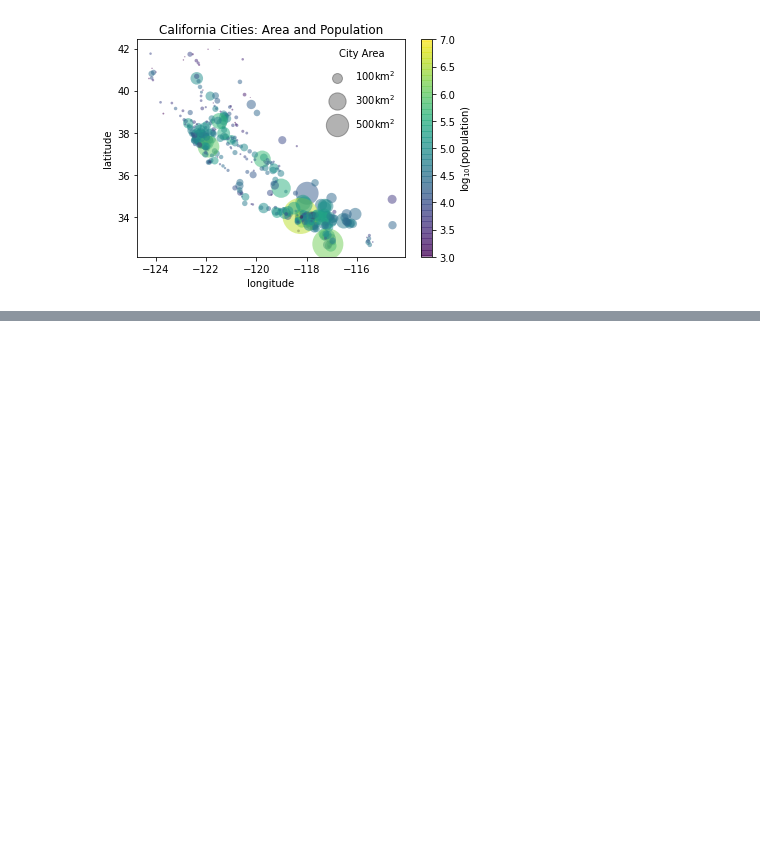
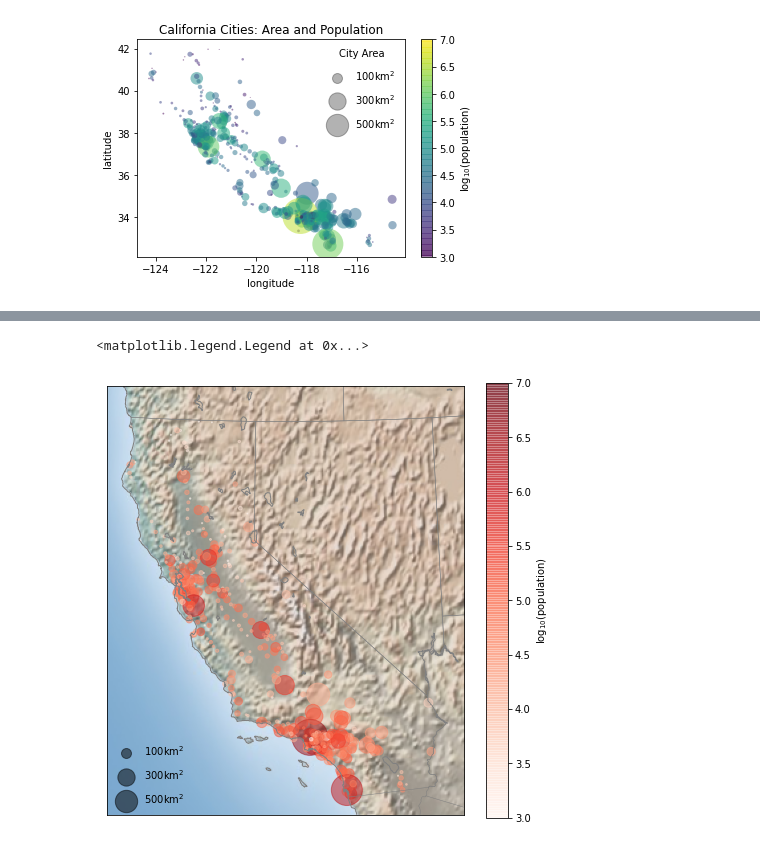
Before and after one commit to smallriver0316/python-datascience-study, a Jupyter notebook: california_cities.ipynb, the cells around one changed output, grey strips where cells are left out. Cells and saved outputs as stored; diff of their text form; code cells hidden in the pictures; blank space fills up the shorter version.

Commit message:
Added basemap

```diff
--- a/california_cities.ipynb
+++ b/california_cities.ipynb
@@ -37,0 +65,53 @@ for area in [100, 300, 500]:
+# %%
+lat_val = cities['latd'].values
+lng_val = cities['longd'].values
+pop_val = cities['population_total'].values
+area_val = cities['area_total_km2'].values
+
+# 1. draw the map background
+fig = plt.figure(figsize=(8, 8))
+
+# projectionは地図の投影法
+# 円筒図法
+# merc: メルカトル図法
+# cea: 等積円筒図法
+# 凝円筒図法
+# moll: モルワイデ図法
+# sinu: 正弦曲線図法
+# robin: ロビンソン図法
+# 投射図法
+# ortho: 正射図法
+# gnom: 心射方位図法
+# stere: 平射投射
+# 円錐図法
+# lcc: 正角円錐図法
+# eqdc: 正距円錐図法
+# area: 正積円錐図法
+
+# resolutionは粒度
+# c: crude 粗い
+# l: low 低
+# i: intermediate 中間
+# h: high 高
+# f: full 最高
+m = Basemap(projection='lcc', resolution='h', lat_0=37.5, lon_0=-119, width=1E6, height=1.2E6)
+m.shadedrelief()
+m.drawcoastlines(color='gray')
+m.drawcountries(color='gray')
+m.drawstates(color='gray')
+
+# 2. scatter city data, with color reflecting population
+m.scatter(lng_val, lat_val, latlon=True, c=np.log10(pop_val), s=area_val, cmap='Reds', alpha=0.5)
+
+# 3. create colorbar and legend
+plt.colorbar(label=r'$\log_{10}({\rm population})$')
+plt.clim(3, 7)
+
+# 4. make legend with dummy points
+for a in [100, 300, 500]:
+  plt.scatter([], [], c='k', alpha=0.5, s=a, label=str(a) + 'km$^2$')
+
+plt.legend(scatterpoints=1, frameon=False, labelspacing=1, loc='lower left')
+# %% [output]
+<matplotlib.legend.Legend at 0x...>
+[figure, added]
```
Also changed, not shown: parts of 3 cells of this notebook.
